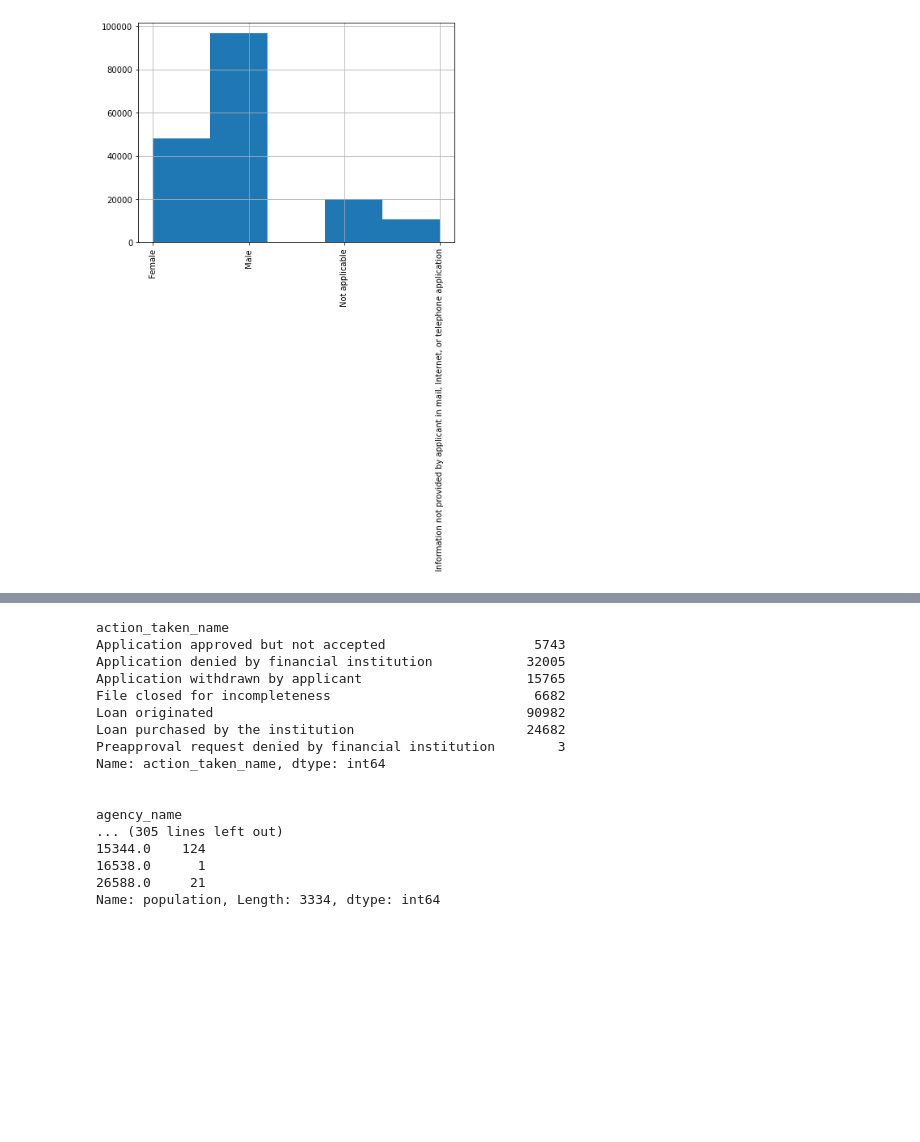
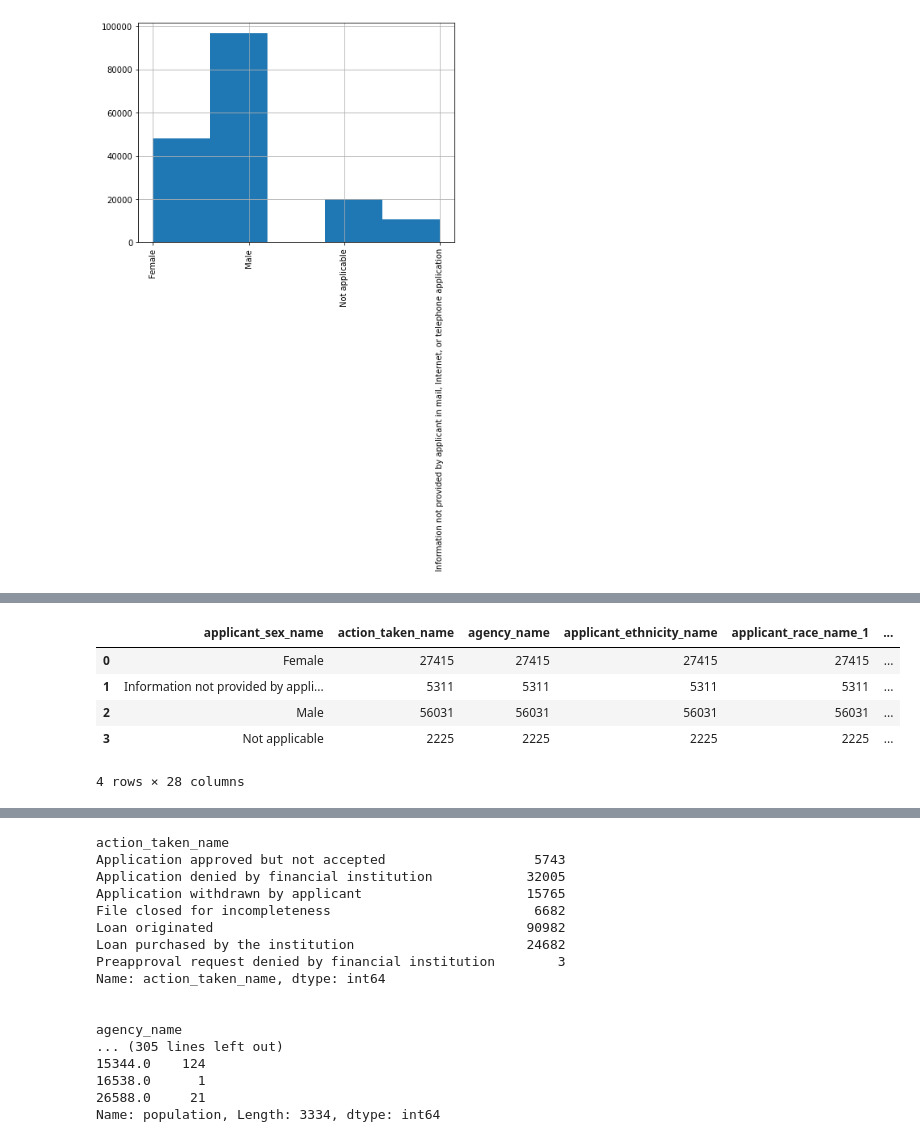
Before and after one commit to DJ1070/Darlehensanfragen, a Jupyter notebook: exploration.ipynb, the cells around one changed output, grey strips where cells are left out. Saved outputs shown, nothing was run; the diff lists cells and outputs as text; code cells hidden in the pictures; blank space fills up the shorter version.

```diff
--- a/exploration.ipynb
+++ b/exploration.ipynb
@@ -97,0 +123,3 @@ df.applicant_sex_name.hist(bins = 5, figsize = [7 , 5], xrot = 90)
+# %%
+loan = pd.DataFrame({'loan_approved': df.loc[df.action_taken_name == 'Loan originated'].groupby('applicant_sex_name')['applicant_sex_name'].count()}).reset_index()
+loan
@@ -97,0 +132,12 @@ df.applicant_sex_name.hist(bins = 5, figsize = [7 , 5], xrot = 90)
+# %%
+
+loan = pd.DataFrame(loan)
+loan = loan.reset_index()
+loan
+# %% [output]
+|  | applicant_sex_name | action_taken_name | agency_name | applicant_ethnicity_name | applicant_race_name_1 | ... |
+| 0 | Female | 27415 | 27415 | 27415 | 27415 | ... |
+| 1 | Information not provided by appli... | 5311 | 5311 | 5311 | 5311 | ... |
+| 2 | Male | 56031 | 56031 | 56031 | 56031 | ... |
+| 3 | Not applicable | 2225 | 2225 | 2225 | 2225 | ... |
+4 rows × 28 columns
```
Also changed, not shown: parts of 9 cells of this notebook, 1 other file.
